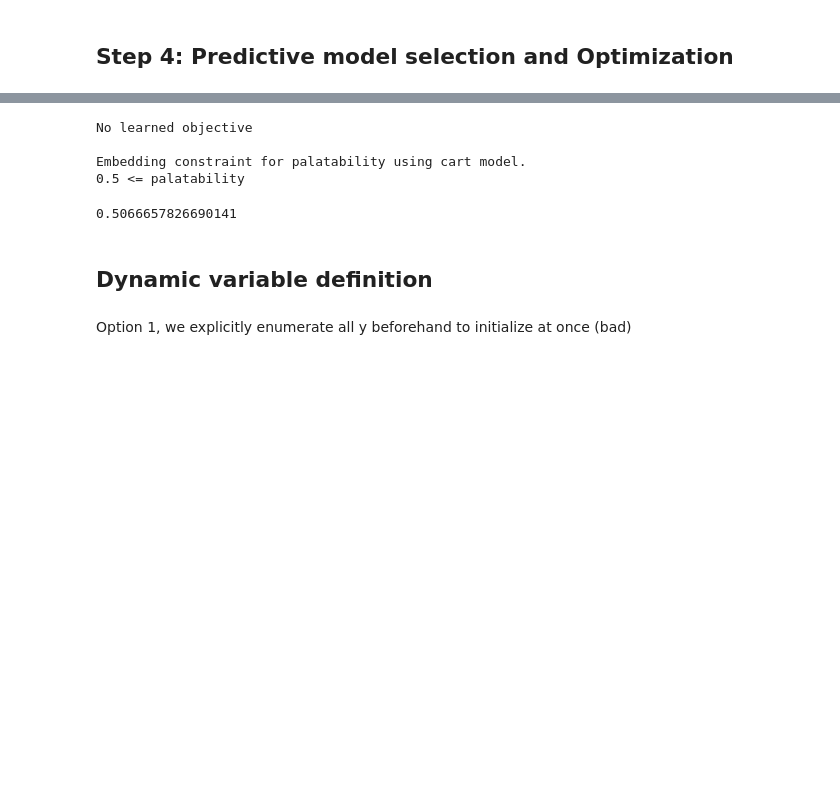
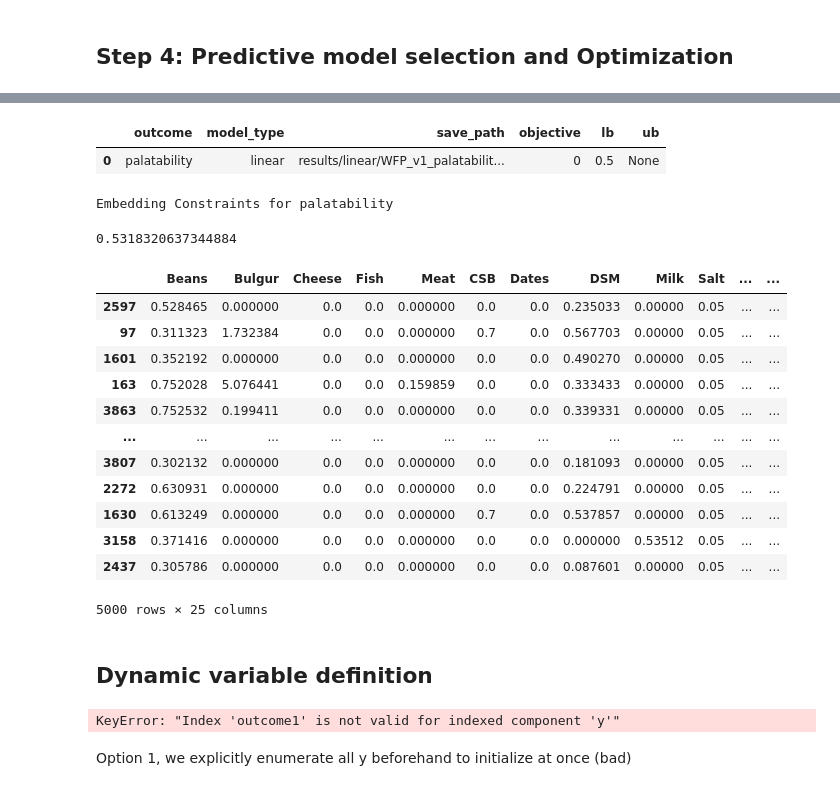
Before and after one commit to hwiberg/OptiCL, a Jupyter notebook: Examples/WFP/WFP case study with Pyomo.ipynb, the cells around one changed output, grey strips where cells are left out. Drawn from its saved outputs; the diff is of its cells as text; code cells hidden in the pictures; blank space fills up the shorter version.

```diff
--- a/Examples/WFP/WFP case study with Pyomo.ipynb
+++ b/Examples/WFP/WFP case study with Pyomo.ipynb
@@ -182,32 +182,57 @@ performance.dropna(axis='columns')
 # %%
 ########### TO BE DELETED ###########
 model_master_2 = model_master.copy()
-model_master_2['model_type'] = 'cart'
-model_master_2['save_path'] = 'results/cart/WFP_v1_palatability_model.csv'
+model_master_2['model_type'] = 'linear'
+model_master_2['save_path'] = 'results/linear/WFP_v1_palatability_model.csv'
 model_master_2['lb'] = float(0.5)
 model_master_2['ub'] = None
-em.check_model_master(model_master_2)
+# model_master_2 = model_master_2.append(model_master_2)
+# model_master_2.index = [0, 1]
+# model_master_2.loc[1, 'outcome'] = 'palat2'
+# model_master_2.loc[1, 'model_type'] = 'rf'
+# model_master_2.loc[1, 'save_path'] = 'results/rf/WFP_v1_palatability_model.csv'
+# em.check_model_master(model_master_2)
+model_master_2
 # %% [output]
-No learned objective
-
-Embedding constraint for palatability using cart model.
-0.5 <= palatability
+|  | outcome | model_type | save_path | objective | lb | ub |
+| 0 | palatability | linear | results/linear/WFP_v1_palatabilit... | 0 | 0.5 | None |
 # %%
 reload(em)
 result = {}
 conceptual_model, x = init_conceptual_model(cost_p)
-conceptual_model.outcomes = Set(initialize = outcome_list)
-conceptual_model.y = Var(conceptual_model.outcomes, domain = Reals)
-MIP_final_model = em .optimization_MIP(conceptual_model, x, conceptual_model.y, model_master_2, X, tr=bool(False))
+MIP_final_model = em .optimization_MIP(conceptual_model, x, model_master_2, X, tr=bool(False))
 opt = SolverFactory('gurobi')
 results = opt.solve(MIP_final_model)
 value(MIP_final_model.y['palatability'])
 # %% [output]
-0.5066657826690141
+Embedding Constraints for palatability
+0.5318320637344884
+# %%
+X
+# %% [output]
+|  | Beans | Bulgur | Cheese | Fish | Meat | CSB | Dates | DSM | Milk | Salt | ... | ... |
+| 2597 | 0.528465 | 0.000000 | 0.0 | 0.0 | 0.000000 | 0.0 | 0.0 | 0.235033 | 0.00000 | 0.05 | ... | ... |
+| 97 | 0.311323 | 1.732384 | 0.0 | 0.0 | 0.000000 | 0.7 | 0.0 | 0.567703 | 0.00000 | 0.05 | ... | ... |
+| 1601 | 0.352192 | 0.000000 | 0.0 | 0.0 | 0.000000 | 0.0 | 0.0 | 0.490270 | 0.00000 | 0.05 | ... | ... |
+| 163 | 0.752028 | 5.076441 | 0.0 | 0.0 | 0.159859 | 0.0 | 0.0 | 0.333433 | 0.00000 | 0.05 | ... | ... |
+| 3863 | 0.752532 | 0.199411 | 0.0 | 0.0 | 0.000000 | 0.0 | 0.0 | 0.339331 | 0.00000 | 0.05 | ... | ... |
+| ... | ... | ... | ... | ... | ... | ... | ... | ... | ... | ... | ... | ... |
+| 3807 | 0.302132 | 0.000000 | 0.0 | 0.0 | 0.000000 | 0.0 | 0.0 | 0.181093 | 0.00000 | 0.05 | ... | ... |
+| 2272 | 0.630931 | 0.000000 | 0.0 | 0.0 | 0.000000 | 0.0 | 0.0 | 0.224791 | 0.00000 | 0.05 | ... | ... |
+| 1630 | 0.613249 | 0.000000 | 0.0 | 0.0 | 0.000000 | 0.7 | 0.0 | 0.537857 | 0.00000 | 0.05 | ... | ... |
+| 3158 | 0.371416 | 0.000000 | 0.0 | 0.0 | 0.000000 | 0.0 | 0.0 | 0.000000 | 0.53512 | 0.05 | ... | ... |
+| 2437 | 0.305786 | 0.000000 | 0.0 | 0.0 | 0.000000 | 0.0 | 0.0 | 0.087601 | 0.00000 | 0.05 | ... | ... |
+5000 rows × 25 columns
 # %% [markdown]
 ## Dynamic variable definition
 # %%
 m_test = ConcreteModel()
+# %%
+m_test = ConcreteModel()
+m_test.add_component('y', Var(Set(initialize=['outcome']), domain=Reals))
+m_test.y['outcome']
+# %% [output]
+KeyError: "Index 'outcome1' is not valid for indexed component 'y'"
 # %% [markdown]
 Option 1, we explicitly enumerate all y beforehand to initialize at once (bad)
 # %%
```
Also changed, not shown: 1 other file.
